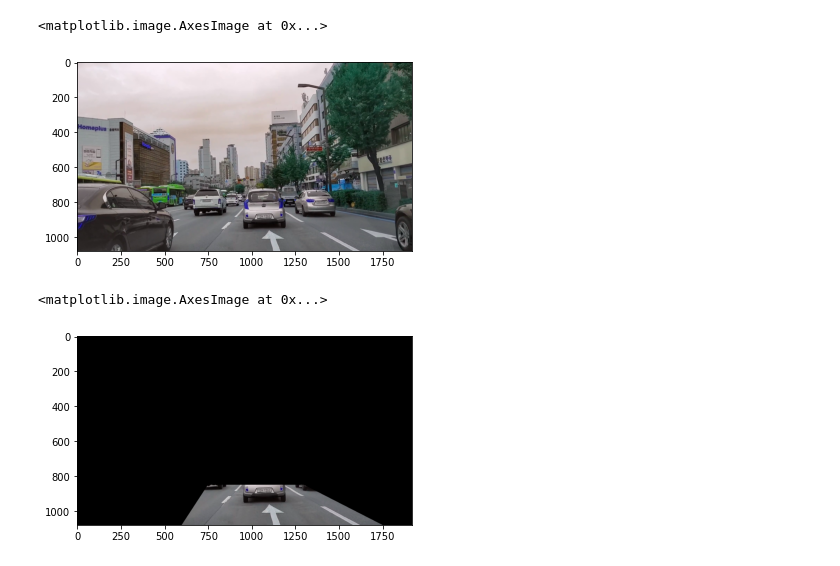
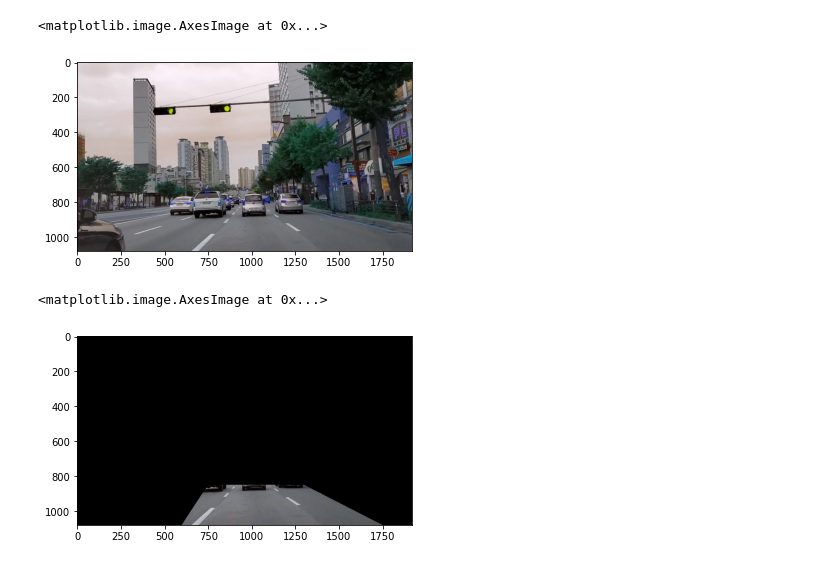
Before and after one commit to lim-ye-ji/Object_recognition_in_autonomous_driving, a Jupyter notebook: lane/Yu.ipynb, the cells around one changed output. Saved outputs shown, nothing was run; the diff lists cells and outputs as text; code cells hidden in the pictures.

```diff
--- a/lane/Yu.ipynb
+++ b/lane/Yu.ipynb
@@ -7,19 +7,19 @@ import math
 import os
 # %%
 # 이미지 사진 번호만 바꿔가면서 확인
-img = "./cap_img/frame0.png"
+img = "./cap_img/frame25.png"
 A = cv2.imread(img, cv2.IMREAD_COLOR)
 
 #roi
 A_roi = A.copy()
 
 X=0; Y=0; W=1920; H=1080;
 A_roi = A_roi[Y:Y+H, X:X+W]
 
 plt.imshow(A_roi)
 # %% [output]
 <matplotlib.image.AxesImage at 0x...>
-[figure, old version]
+[figure, new version]
 # %%
 mask1 = np.zeros(A_roi.shape[:3],dtype = np.uint8)
 # polygon = np.array([[350,0],[700,0],[900,200],[180,200]])
@@ -35,7 +35,7 @@ a_result = cv2.bitwise_and(a_copy, mask1)
 plt.imshow(a_result)
 # %% [output]
 <matplotlib.image.AxesImage at 0x...>
-[figure, old version]
+[figure, new version]
 # %%
 ## 노란색 부분 추출
 a = a_result.copy()
```
Also changed, not shown: parts of 6 cells of this notebook.
